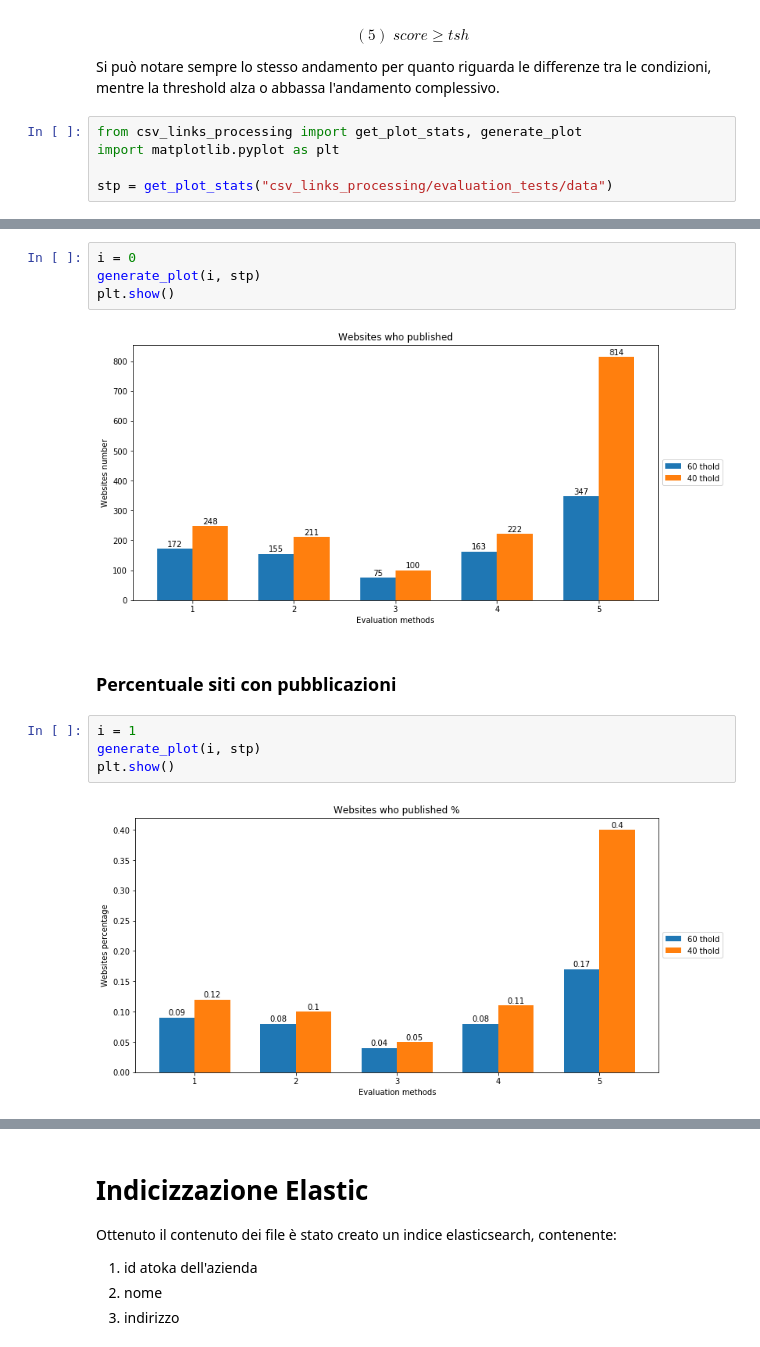
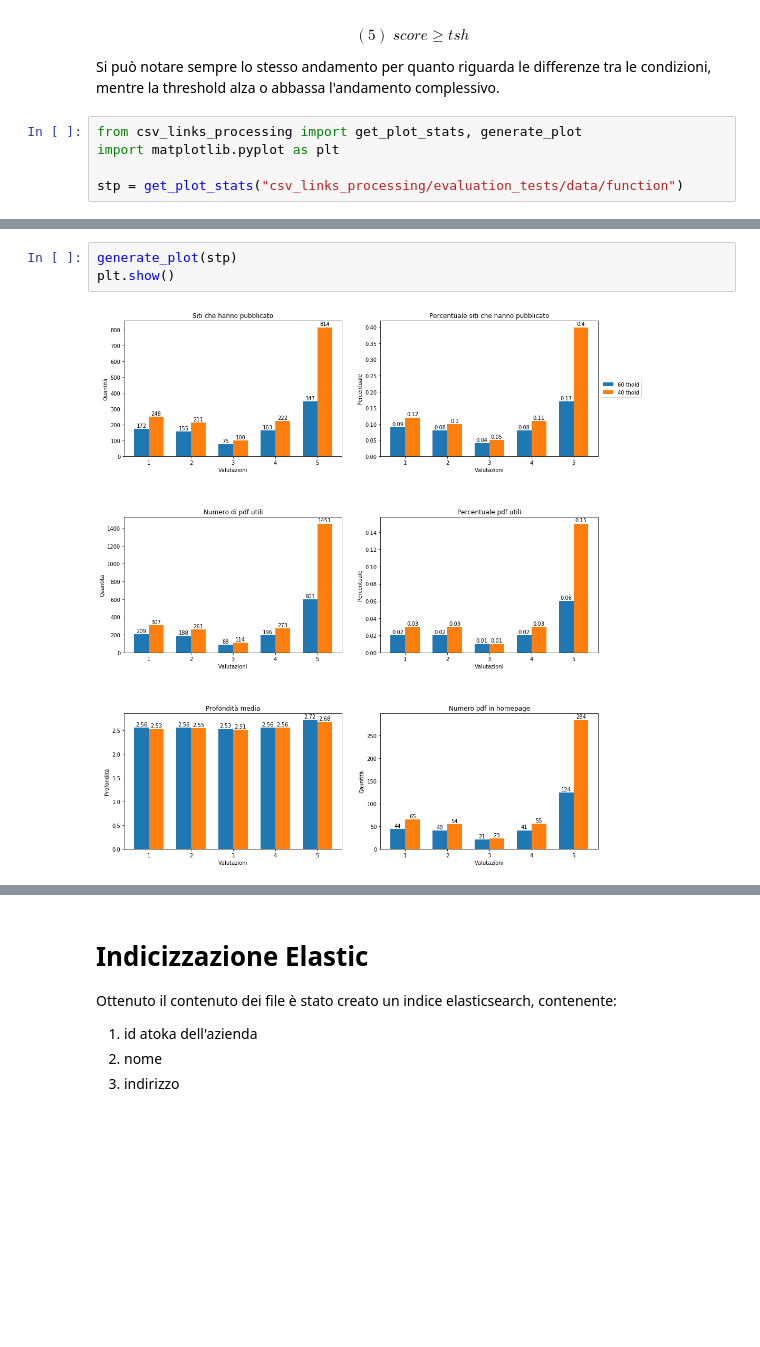
Before and after one commit to tomfran/sustainability_reports_analysis, a Jupyter notebook: notebook.ipynb, the cells around one changed output, grey strips where cells are left out. Saved outputs shown, nothing was run; the diff lists cells and outputs as text; blank space fills up the shorter version.

```diff
--- a/notebook.ipynb
+++ b/notebook.ipynb
@@ -143,7 +143,7 @@ Si può notare sempre lo stesso andamento per quanto riguarda le differenze tra
 from csv_links_processing import get_plot_stats, generate_plot
 import matplotlib.pyplot as plt
 
-stp = get_plot_stats("csv_links_processing/evaluation_tests/data")
+stp = get_plot_stats("csv_links_processing/evaluation_tests/data/function")
 # %% [markdown]
 ### Numero di siti web che hanno pubblicato il bilancio
 La stima iniziale di siti che hanno pubblicato, ovvero circa 4000, fatta prima di perfezionare la funzione __evaluation__ era evidentemente errata, infatti le parole chiave erano ricercate nell'url completo, compreso di dominio, senza rimuovere i duplicati e senza dare più importanza alla keyword _sostenibilità_.
@@ -152,14 +159,5 @@ Il numero di riscontri ora è chiaramente minore, ma si apprezza una pertinenza
 # %%
-i = 0
-generate_plot(i, stp)
+generate_plot(stp)
 plt.show()
 # %% [output]
-[figure, old version]
+[figure, new version]
-# %% [markdown]
-### Percentuale siti con pubblicazioni
-# %%
-i = 1
-generate_plot(i, stp)
-plt.show()
-# %% [output]
-[figure, removed]
```
Also changed, not shown: parts of 25 cells of this notebook, 11 other files.
